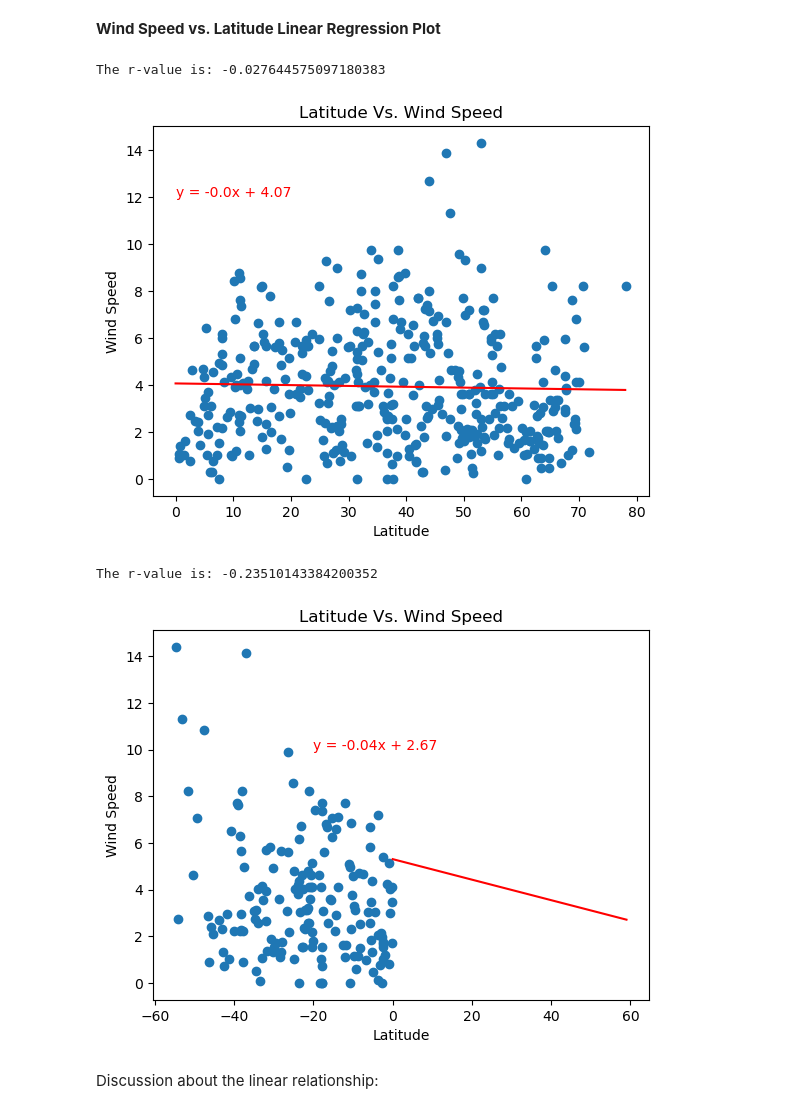
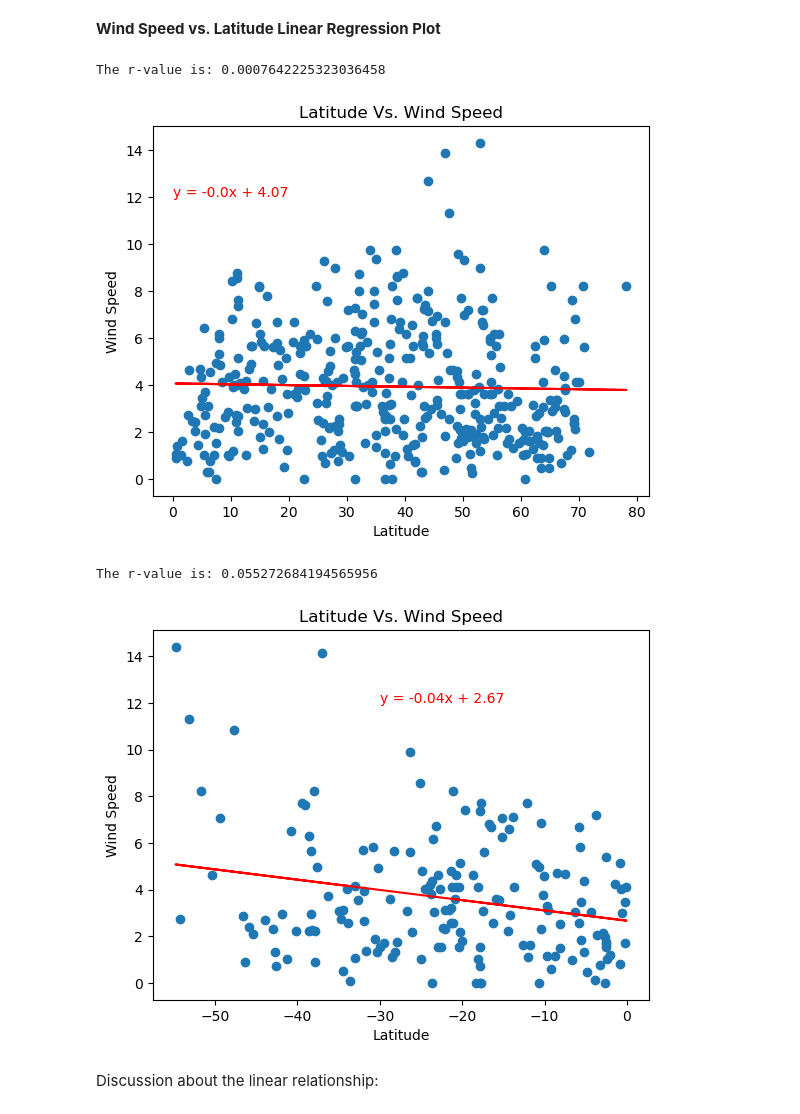
Before and after one commit to m-janssens-boop/python_api_challenge, a Jupyter notebook: WeatherPy/WeatherPy.ipynb, the cells around one changed output. Saved outputs shown, nothing was run; the diff lists cells and outputs as text; code cells hidden in the pictures.

Commit message:
fixed linear regression graphs

```diff
--- a/WeatherPy/WeatherPy.ipynb
+++ b/WeatherPy/WeatherPy.ipynb
@@ -391,24 +391,20 @@ Discussion about the linear relationship:
 # Northern Hemisphere
 n_lat = northern_hemi_df['Lat']
 n_wind = northern_hemi_df['Wind Speed']
-x_min = 0
-xy_annotate = (0, 12)
 
-l_regression(n_lat, n_wind, 'Wind Speed', x_min, xy_annotate)
+plot_linearregression(n_lat, n_wind, 'Wind Speed', (0, 12))
 # %% [output]
-The r-value is: -0.027644575097180383
+The r-value is: 0.0007642225323036458
-[figure, old version]
+[figure, new version]
 # %%
 #Southern Hemisphere
 
 s_lat = southern_hemi_df['Lat']
 s_wind = southern_hemi_df['Wind Speed']
-x_min = -60
-xy_annotate = (-20, 10)
 
-l_regression(s_lat, s_wind, 'Wind Speed', x_min, xy_annotate)
+plot_linearregression(s_lat, s_wind, 'Wind Speed', (-30, 12))
 # %% [output]
-The r-value is: -0.23510143384200352
+The r-value is: 0.055272684194565956
-[figure, old version]
+[figure, new version]
 # %% [markdown]
 Discussion about the linear relationship:
```
Also changed, not shown: 2 other files.
